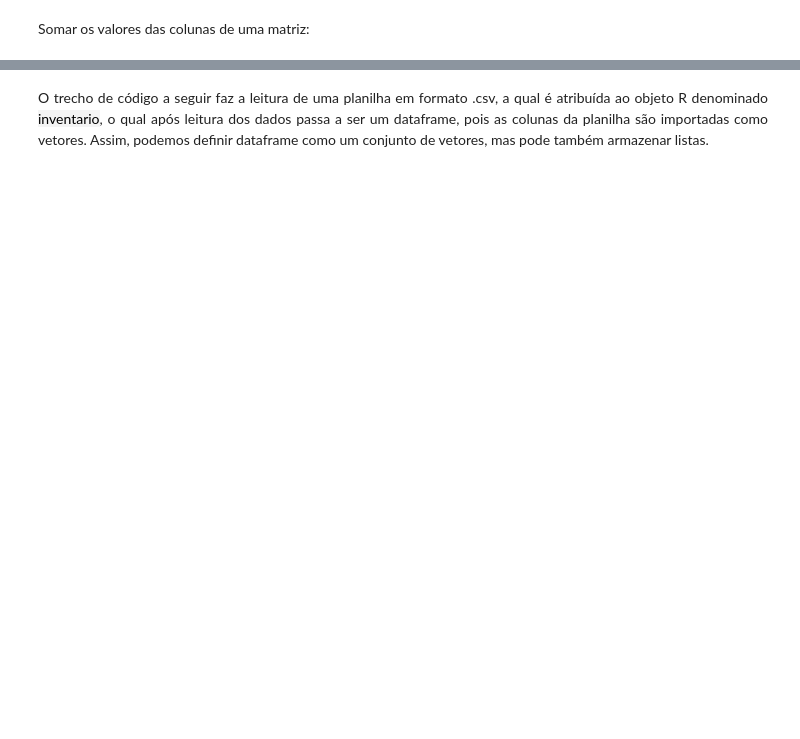
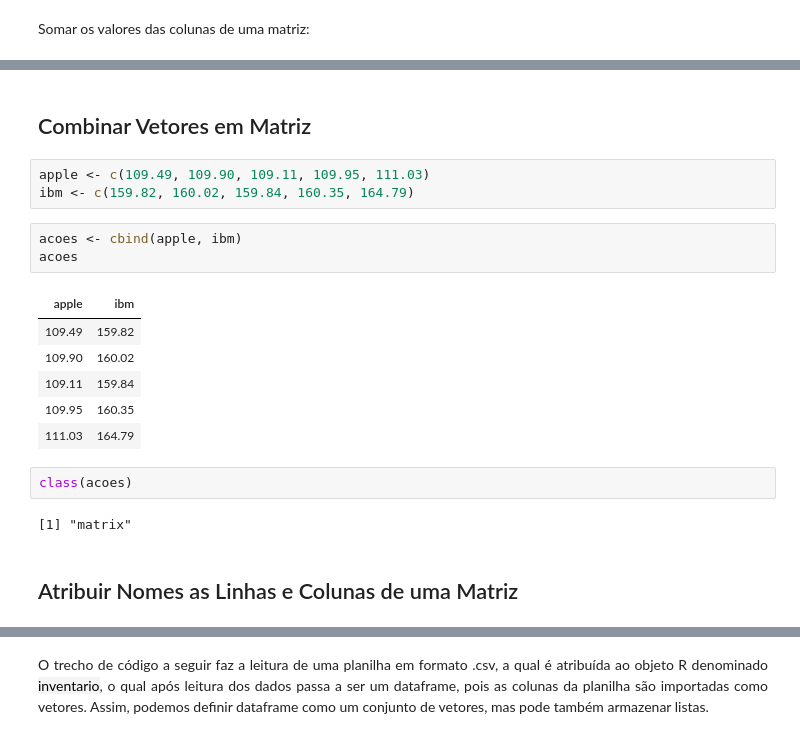
Before and after one commit to robson-cruz/Introducao_Analise_Dados_R, a Jupyter notebook: Modulo_1_Introducao_Linguagem_R.ipynb, the cells around one changed output, grey strips where cells are left out. Drawn from its saved outputs; the diff is of its cells as text; blank space fills up the shorter version.

```diff
--- a/Modulo_1_Introducao_Linguagem_R.ipynb
+++ b/Modulo_1_Introducao_Linguagem_R.ipynb
@@ -528,0 +518,21 @@ sapply(lista, mean)
+# %% [markdown]
+## Combinar Vetores em Matriz
+# %%
+apple <- c(109.49, 109.90, 109.11, 109.95, 111.03)
+ibm <- c(159.82, 160.02, 159.84, 160.35, 164.79)
+# %%
+acoes <- cbind(apple, ibm)
+acoes
+# %% [output]
+| apple | ibm |
+| 109.49 | 159.82 |
+| 109.90 | 160.02 |
+| 109.11 | 159.84 |
+| 109.95 | 160.35 |
+| 111.03 | 164.79 |
+# %%
+class(acoes)
+# %% [output]
+[1] "matrix"
+# %% [markdown]
+## Atribuir Nomes as Linhas e Colunas de uma Matriz
```
Also changed, not shown: parts of 85 cells of this notebook.
